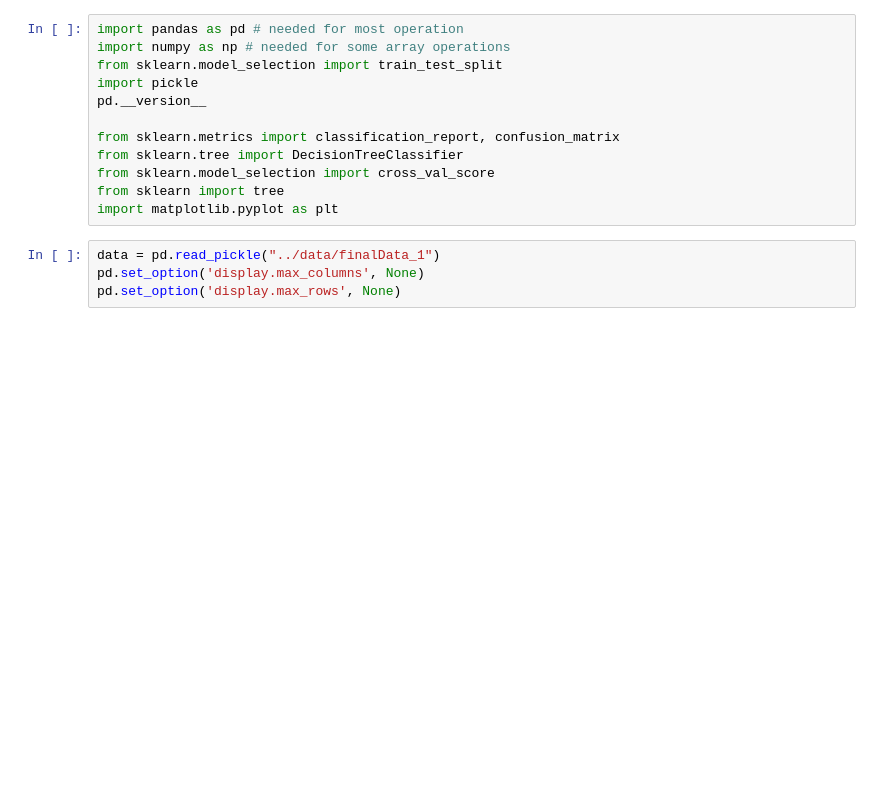
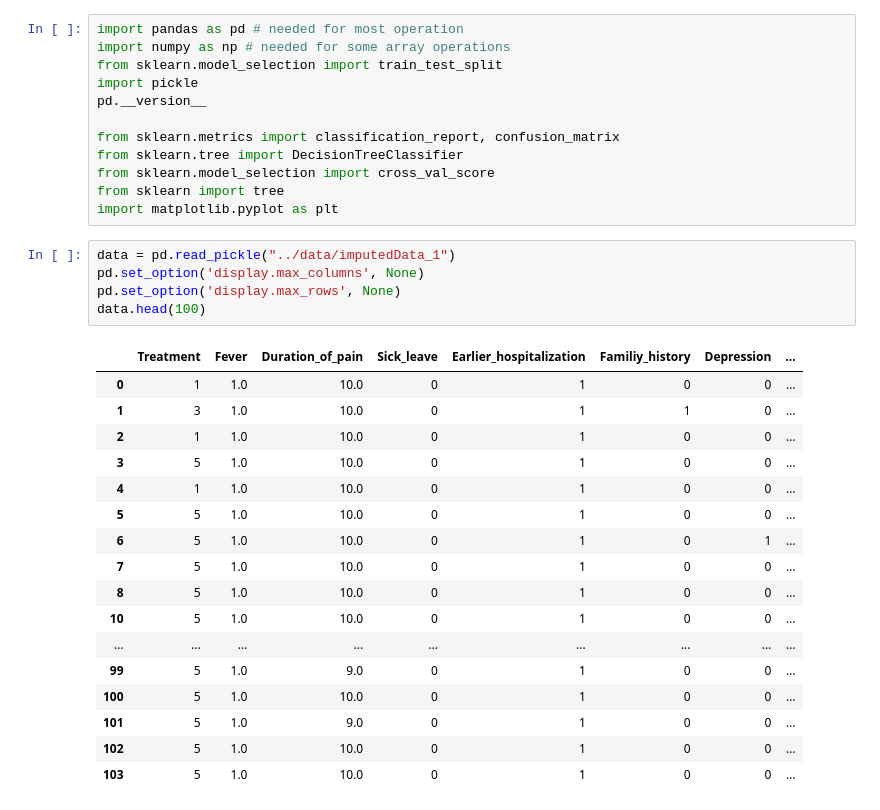
Before and after one commit to WALEX2000/DataScience-Project, a Jupyter notebook: src/tree.ipynb, the cells around one changed output. Drawn from its saved outputs; the diff is of its cells as text; blank space fills up the shorter version.

```diff
--- a/src/tree.ipynb
+++ b/src/tree.ipynb
@@ -11,6 +11,25 @@ from sklearn.model_selection import cross_val_score
 from sklearn import tree
 import matplotlib.pyplot as plt
 # %%
-data = pd.read_pickle("../data/finalData_1")
+data = pd.read_pickle("../data/imputedData_1")
 pd.set_option('display.max_columns', None)
 pd.set_option('display.max_rows', None)
+data.head(100)
+# %% [output]
+|  | Treatment | Fever | Duration_of_pain | Sick_leave | Earlier_hospitalization | Familiy_history | Depression | ... |
+| 0 | 1 | 1.0 | 10.0 | 0 | 1 | 0 | 0 | ... |
+| 1 | 3 | 1.0 | 10.0 | 0 | 1 | 1 | 0 | ... |
+| 2 | 1 | 1.0 | 10.0 | 0 | 1 | 0 | 0 | ... |
+| 3 | 5 | 1.0 | 10.0 | 0 | 1 | 0 | 0 | ... |
+| 4 | 1 | 1.0 | 10.0 | 0 | 1 | 0 | 0 | ... |
+| 5 | 5 | 1.0 | 10.0 | 0 | 1 | 0 | 0 | ... |
+| 6 | 5 | 1.0 | 10.0 | 0 | 1 | 0 | 1 | ... |
+| 7 | 5 | 1.0 | 10.0 | 0 | 1 | 0 | 0 | ... |
+| 8 | 5 | 1.0 | 10.0 | 0 | 1 | 0 | 0 | ... |
+| 10 | 5 | 1.0 | 10.0 | 0 | 1 | 0 | 0 | ... |
+| ... | ... | ... | ... | ... | ... | ... | ... | ... |
+| 99 | 5 | 1.0 | 9.0 | 0 | 1 | 0 | 0 | ... |
+| 100 | 5 | 1.0 | 10.0 | 0 | 1 | 0 | 0 | ... |
+| 101 | 5 | 1.0 | 9.0 | 0 | 1 | 0 | 0 | ... |
+| 102 | 5 | 1.0 | 10.0 | 0 | 1 | 0 | 0 | ... |
+| 103 | 5 | 1.0 | 10.0 | 0 | 1 | 0 | 0 | ... |
```
Also changed, not shown: parts of 2 cells of this notebook.
